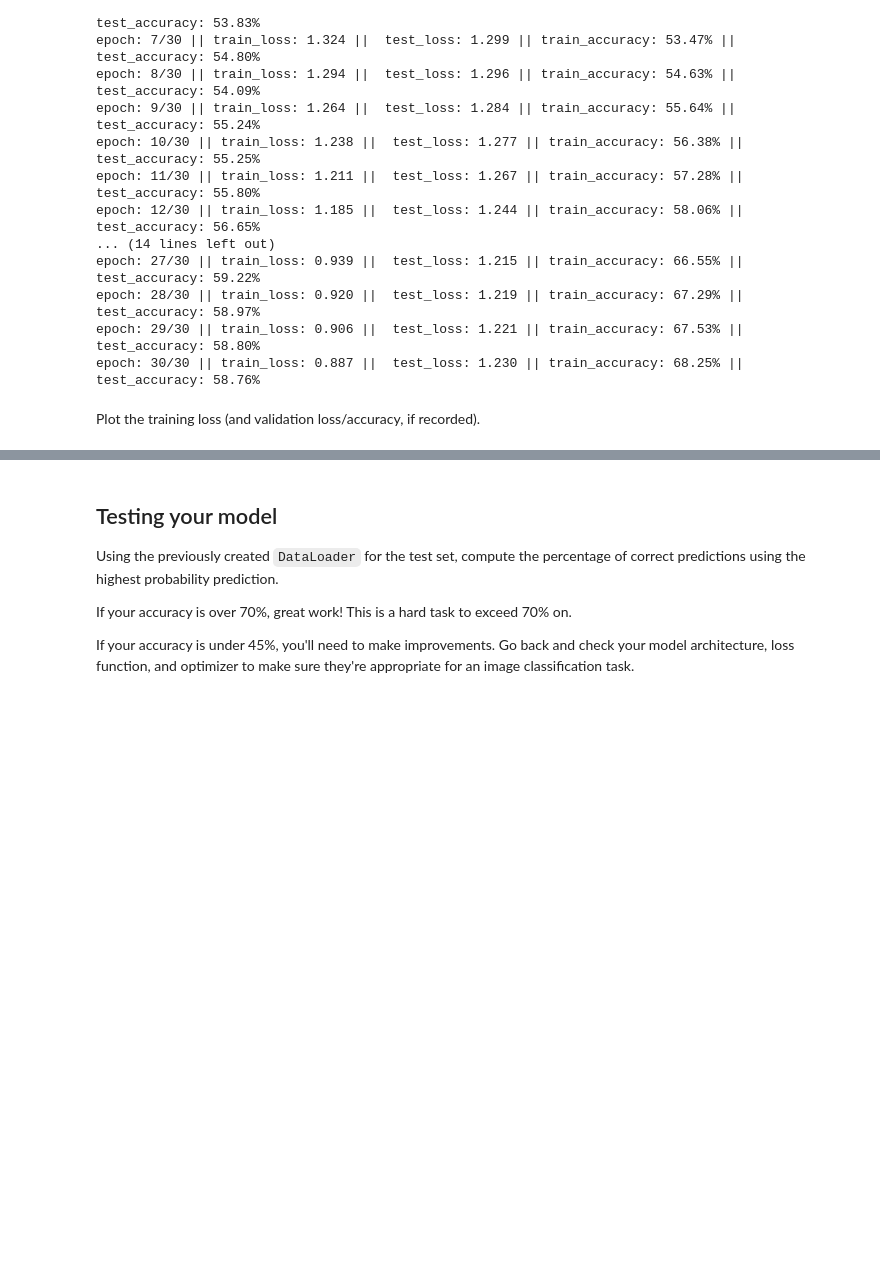
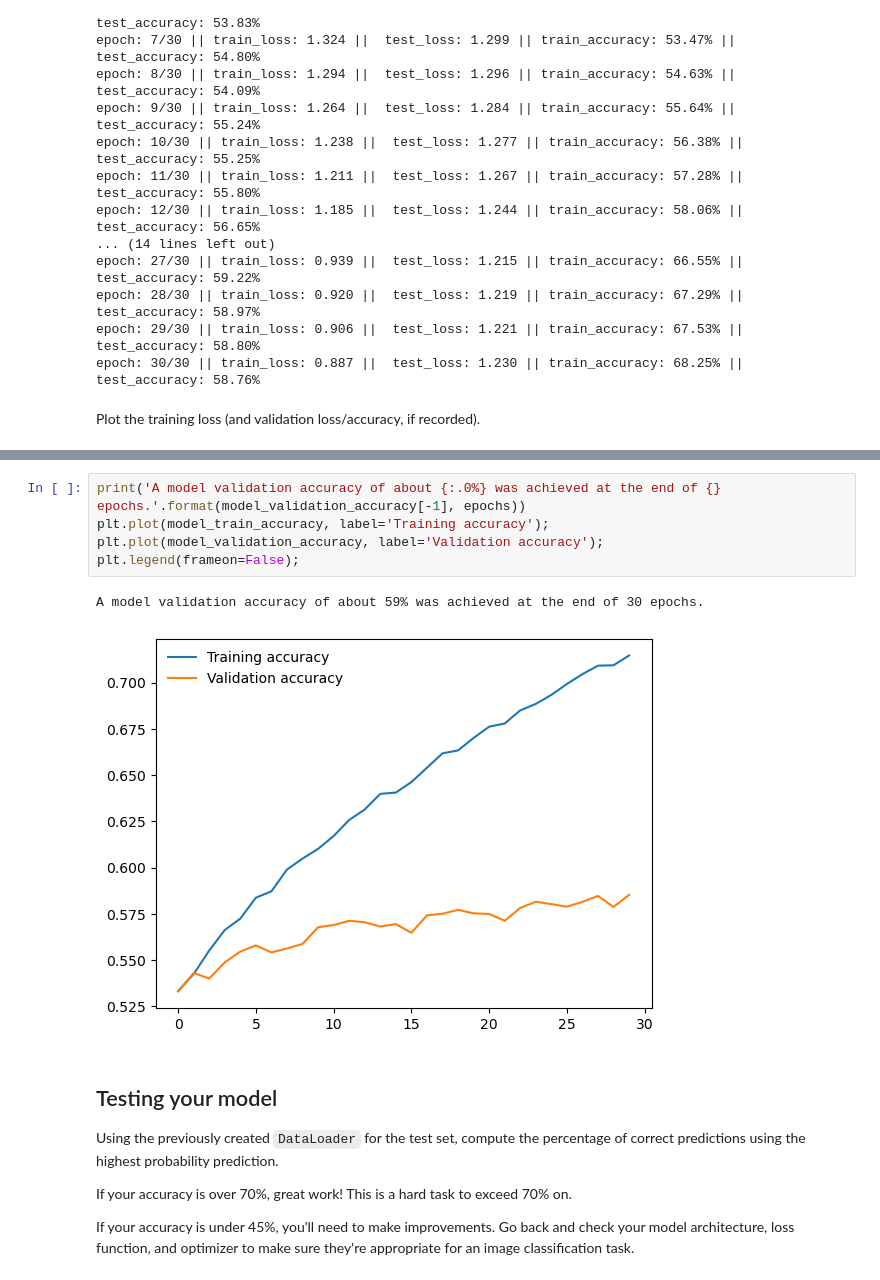
Before and after one commit to charlesbeacham/image_classify, a Jupyter notebook: CIFAR-10_Image_Classifier-STARTER.ipynb, the cells around one changed output, grey strips where cells are left out. Saved outputs shown, nothing was run; the diff lists cells and outputs as text; blank space fills up the shorter version.

```diff
--- a/CIFAR-10_Image_Classifier-STARTER.ipynb
+++ b/CIFAR-10_Image_Classifier-STARTER.ipynb
@@ -290,3 +372,11 @@ plt.legend(frameon=False);
+# %%
+print('A model validation accuracy of about {:.0%} was achieved at the end of {} epochs.'.format(model_validation_accuracy[-1], epochs))
+plt.plot(model_train_accuracy, label='Training accuracy');
+plt.plot(model_validation_accuracy, label='Validation accuracy');
+plt.legend(frameon=False);
+# %% [output]
+A model validation accuracy of about 59% was achieved at the end of 30 epochs.
+[figure, added]
 # %% [markdown]
 ## Testing your model
 Using the previously created `DataLoader` for the test set, compute the percentage of correct predictions using the highest probability prediction.
```
Also changed, not shown: parts of 5 cells of this notebook.
